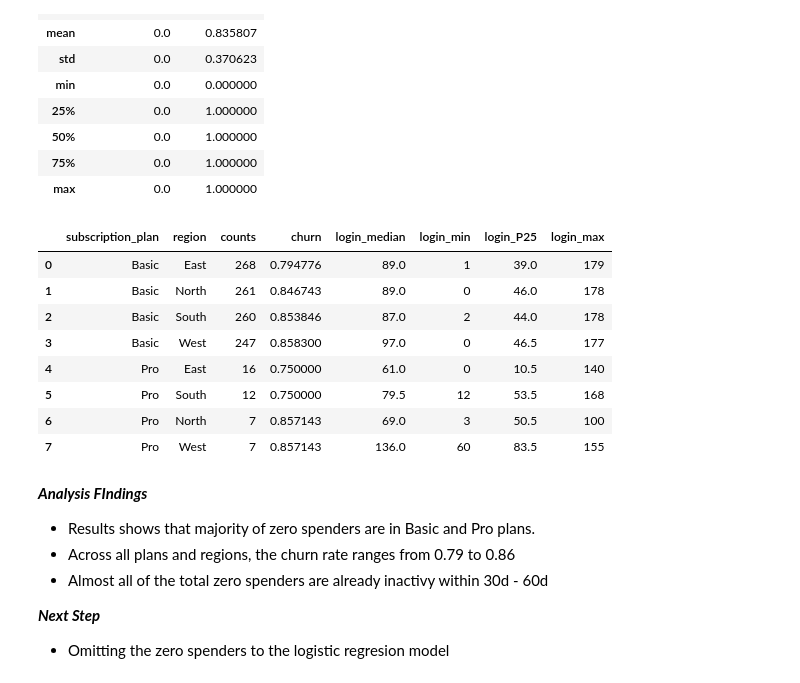
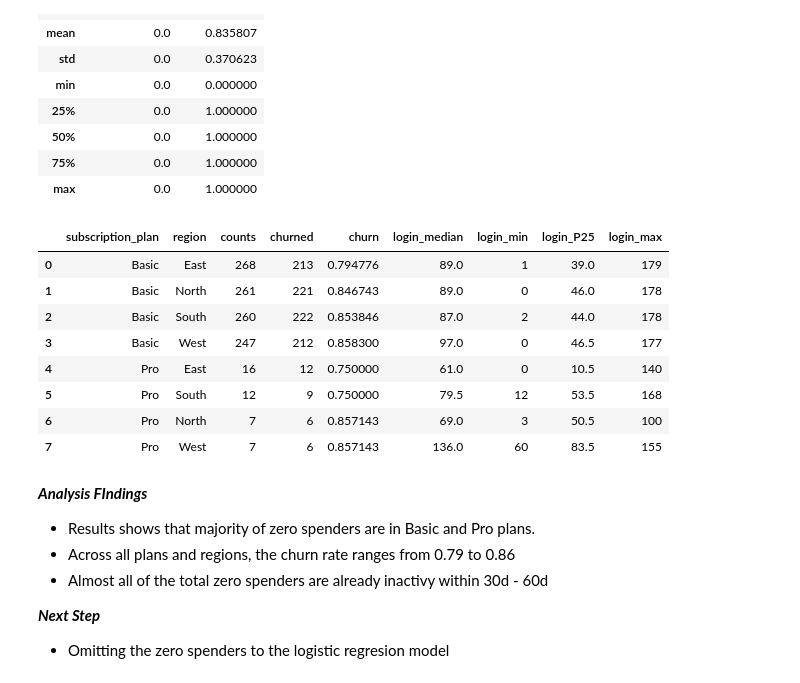
Before and after one commit to JL-Moreno021/Customer-Churn-Audit, a Jupyter notebook: Analysis_3_Subscription_Leak/subscription_revenue_leak_analysis.ipynb, the cells around one changed output. Cells and saved outputs as stored; diff of their text form; code cells hidden in the pictures.

```diff
--- a/Analysis_3_Subscription_Leak/subscription_revenue_leak_analysis.ipynb
+++ b/Analysis_3_Subscription_Leak/subscription_revenue_leak_analysis.ipynb
@@ -255,25 +255,26 @@ subset[subset.monthly_spend==0].describe()
 # %%
 # Profiling the zero spenders by region and subscription plan
 subset = df[['subscription_plan','monthly_spend','churn','days_since_last_login','region']].dropna().copy()
 zero_profile = subset[subset.monthly_spend==0].groupby(['region','subscription_plan']).agg(
     counts=('subscription_plan','count'),
+    churned=('churn','sum'),
     churn=('churn','mean'),
     login_median=('days_since_last_login','median'),
     login_min=('days_since_last_login','min'),
     login_P25=('days_since_last_login', lambda x: x.quantile(0.25)),
     login_max=('days_since_last_login','max')
 ).reset_index('region').sort_values(by='counts',ascending=False).reset_index()
 zero_profile
 # %% [output]
-|  | subscription_plan | region | counts | churn | login_median | login_min | login_P25 | login_max |
-| 0 | Basic | East | 268 | 0.794776 | 89.0 | 1 | 39.0 | 179 |
-| 1 | Basic | North | 261 | 0.846743 | 89.0 | 0 | 46.0 | 178 |
-| 2 | Basic | South | 260 | 0.853846 | 87.0 | 2 | 44.0 | 178 |
-| 3 | Basic | West | 247 | 0.858300 | 97.0 | 0 | 46.5 | 177 |
-| 4 | Pro | East | 16 | 0.750000 | 61.0 | 0 | 10.5 | 140 |
-| 5 | Pro | South | 12 | 0.750000 | 79.5 | 12 | 53.5 | 168 |
-| 6 | Pro | North | 7 | 0.857143 | 69.0 | 3 | 50.5 | 100 |
-| 7 | Pro | West | 7 | 0.857143 | 136.0 | 60 | 83.5 | 155 |
+|  | subscription_plan | region | counts | churned | churn | login_median | login_min | login_P25 | login_max |
+| 0 | Basic | East | 268 | 213 | 0.794776 | 89.0 | 1 | 39.0 | 179 |
+| 1 | Basic | North | 261 | 221 | 0.846743 | 89.0 | 0 | 46.0 | 178 |
+| 2 | Basic | South | 260 | 222 | 0.853846 | 87.0 | 2 | 44.0 | 178 |
+| 3 | Basic | West | 247 | 212 | 0.858300 | 97.0 | 0 | 46.5 | 177 |
+| 4 | Pro | East | 16 | 12 | 0.750000 | 61.0 | 0 | 10.5 | 140 |
+| 5 | Pro | South | 12 | 9 | 0.750000 | 79.5 | 12 | 53.5 | 168 |
+| 6 | Pro | North | 7 | 6 | 0.857143 | 69.0 | 3 | 50.5 | 100 |
+| 7 | Pro | West | 7 | 6 | 0.857143 | 136.0 | 60 | 83.5 | 155 |
 # %%
 # Save results
 with open('result/zero_profiles.pkl','wb') as to_write:
```
Also changed, not shown: parts of 4 cells of this notebook, 5 other files.
